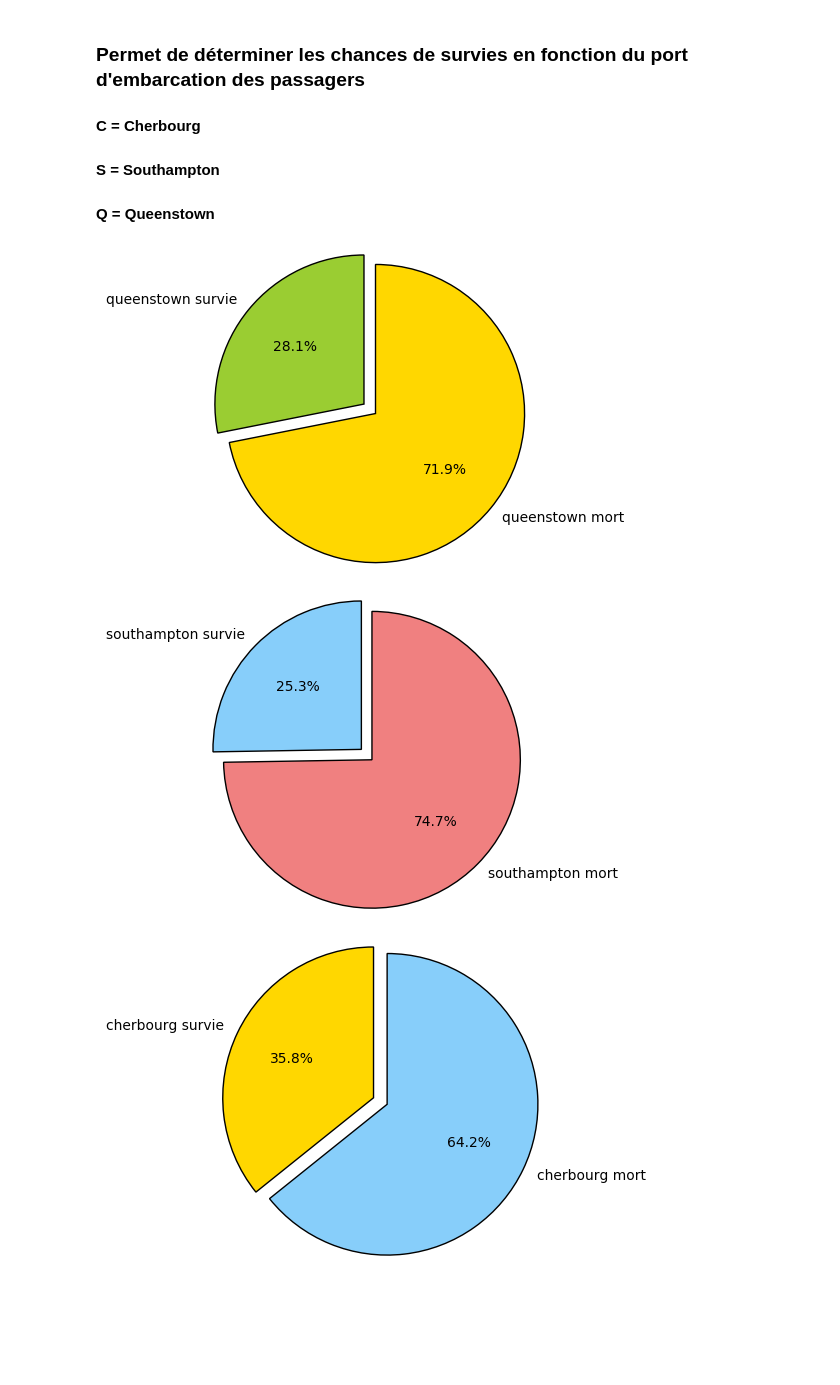
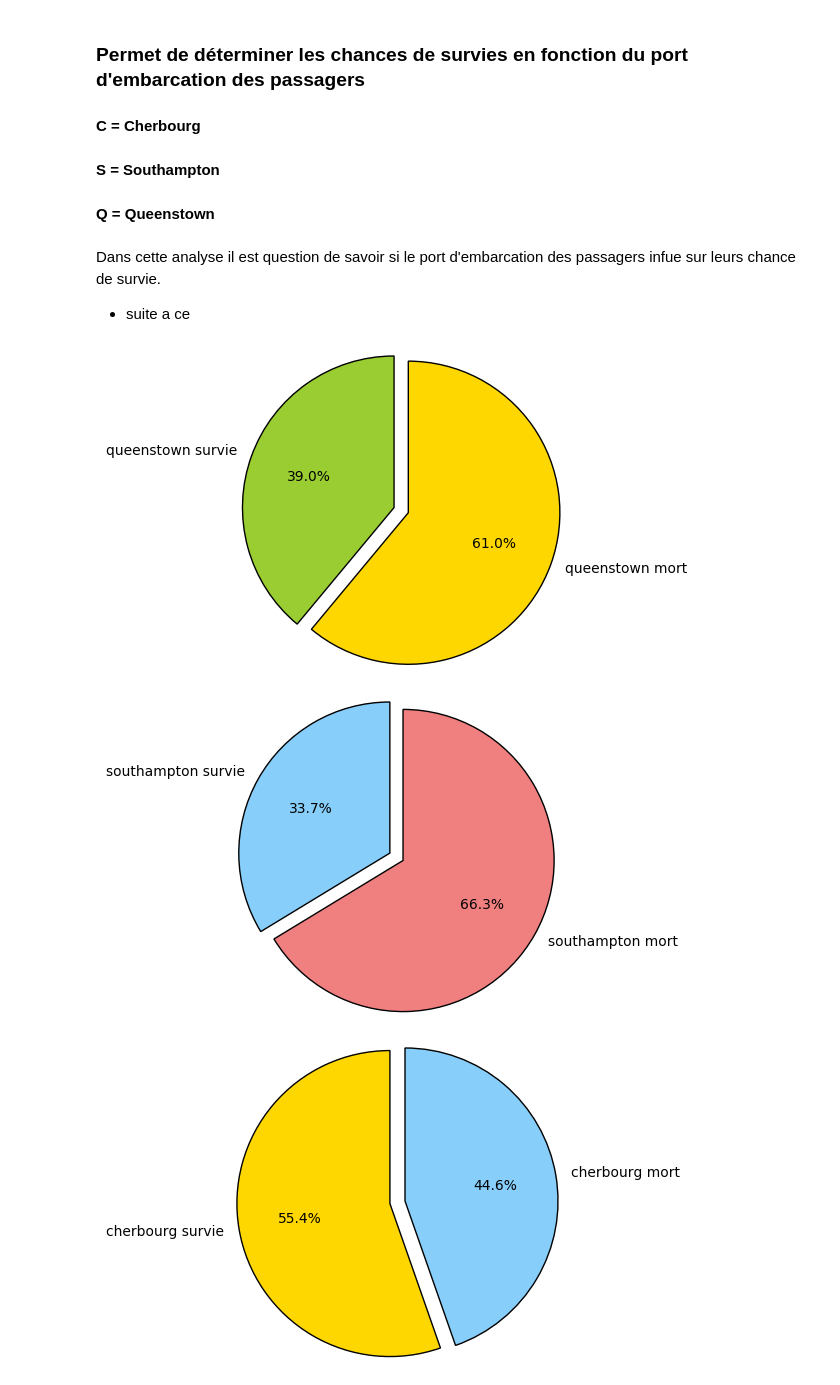
Before and after one commit to GuillaumeTrichardYnov/P1, a Jupyter notebook: RenduP1GuillaumeTRICHARD.ipynb, the cells around one changed output. Cells and saved outputs as stored; diff of their text form; code cells hidden in the pictures; blank space fills up the shorter version.

```diff
--- a/RenduP1GuillaumeTRICHARD.ipynb
+++ b/RenduP1GuillaumeTRICHARD.ipynb
@@ -168,6 +195,9 @@ plt.show()
 #### C = Cherbourg
 #### S = Southampton
 #### Q = Queenstown
+# %% [markdown]
+Dans cette analyse il est question de savoir si le port d'embarcation des passagers infue sur leurs chance de survie.
+- suite a ce
 # %%
 cherbourgSurvive = len(df[ (df['Embarked'] == "C") & (df['Survived'] == 1) ][['Gender','Embarked','Fare','Survived']])
 cherbourg = len(df[ df['Embarked'] == "C" ][['Gender','Embarked','Fare','Survived']])
@@ -182,41 +212,42 @@ queenstown = len(df[ df['Embarked'] == "Q" ][['Gender','Embarked','Fare','Surviv
 queenstownRatio = queenstownSurvive / queenstown
 
 
+
 labels = 'queenstown survie', 'queenstown mort'
-sizes = [queenstownRatio*100, 100-queenstownRatio]
+sizes = [queenstownRatio*100, 100-queenstownRatio*100]
 colors = ['yellowgreen', 'gold', 'lightskyblue', 'lightcoral']
 explode = (0, 0.1)  # only "explode" the 2nd slice (i.e. 'Hogs')
 
 plt.pie(sizes, explode=explode, labels=labels, colors=colors,
         autopct='%1.1f%%', shadow=False, startangle=90)
 # Set aspect ratio to be equal so that pie is drawn as a circle.
 plt.axis('equal')
 plt.show()
 
 
 labels = 'southampton survie', 'southampton mort'
-sizes = [southamptonRatio*100, 100-southamptonRatio]
+sizes = [southamptonRatio*100, 100-southamptonRatio*100]
 colors = ['lightskyblue', 'lightcoral']
 explode = (0, 0.1)  # only "explode" the 2nd slice (i.e. 'Hogs')
 
 plt.pie(sizes, explode=explode, labels=labels, colors=colors,
         autopct='%1.1f%%', shadow=False, startangle=90)
 # Set aspect ratio to be equal so that pie is drawn as a circle.
 plt.axis('equal')
 plt.show()
 
 
 labels = 'cherbourg survie', 'cherbourg mort'
-sizes = [cherbourgRatio*100, 100-cherbourgRatio]
+sizes = [cherbourgRatio*100, 100-cherbourgRatio*100]
 colors = ['gold', 'lightskyblue']
 explode = (0, 0.1)  # only "explode" the 2nd slice (i.e. 'Hogs')
 
 plt.pie(sizes, explode=explode, labels=labels, colors=colors,
         autopct='%1.1f%%', shadow=False, startangle=90)
 # Set aspect ratio to be equal so that pie is drawn as a circle.
 plt.axis('equal')
 plt.show()
 # %% [output]
-[figure, old version]
+[figure, new version]
-[figure, old version]
+[figure, new version]
-[figure, old version]
+[figure, new version]
```
Also changed, not shown: parts of 8 cells of this notebook.
